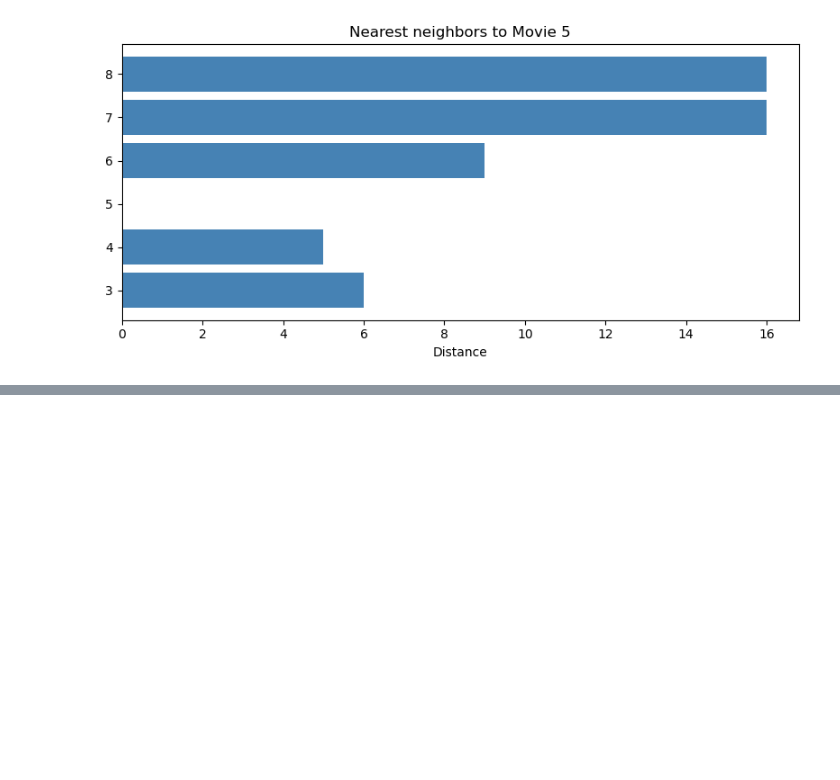
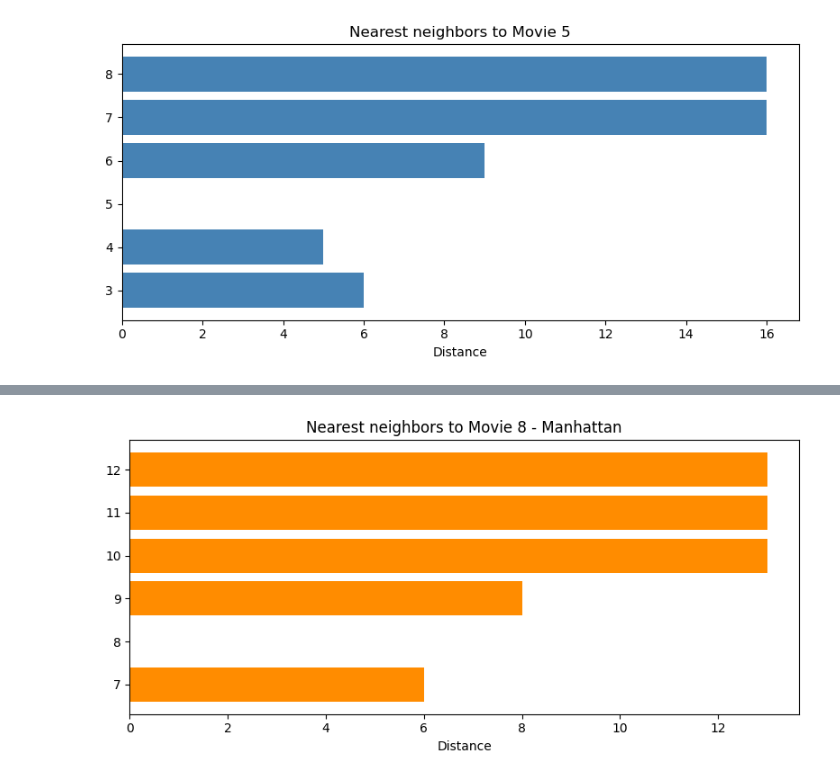
Before and after one commit to Southik/AI3-Recommendation-System, a Jupyter notebook: Task2.ipynb, the cells around one changed output, grey strips where cells are left out. Drawn from its saved outputs; the diff is of its cells as text; code cells hidden in the pictures; blank space fills up the shorter version.

```diff
--- a/Task2.ipynb
+++ b/Task2.ipynb
@@ -314,0 +356,12 @@ plt.show()
+# %%
+# same test but now with manhattan metric
+distances_duchess_man, indexes_duchess_man = knn_algo_man_fixed.kneighbors(
+    matrix_fixed.iloc[query_duchess,:].values.reshape(1,-1), n_neighbors=6)
+
+print(f"The Recommendations for movie {matrix_fixed.index[query_duchess]}, {movie_name_duchess}, are :")
+print()
+for i in range(1, len(distances_duchess_man.flatten())):
+    movie_man_idx = matrix_fixed.index[indexes_duchess_man.flatten()[i]]
+    title = movies[movies["movieId"] == movie_man_idx]["Title"].values[0]
+    dist = distances_duchess_man.flatten()[i]
+    print(f'recommended movie {movie_man_idx}, {title}, with a Manhattan distance of {dist}')
@@ -314,0 +376,12 @@ plt.show()
+# %%
+neighbor_movies_d_man = [matrix_fixed.index[indexes_duchess_man.flatten()[i]] for i in range(len(distances_duchess_man.flatten()))]
+neighbor_distances_d_man = distances_duchess_man.flatten()
+
+plt.figure(figsize=(8, 4))
+plt.barh(neighbor_movies_d_man[1:], neighbor_distances_d_man[1:], color="darkorange")
+plt.xlabel("Distance")
+plt.title(f"Nearest neighbors to Movie {query_movie_d} - Manhattan")
+plt.tight_layout()
+plt.show()
+# %% [output]
+[figure, added]
```
Also changed, not shown: parts of 16 cells of this notebook, 3 other files.
